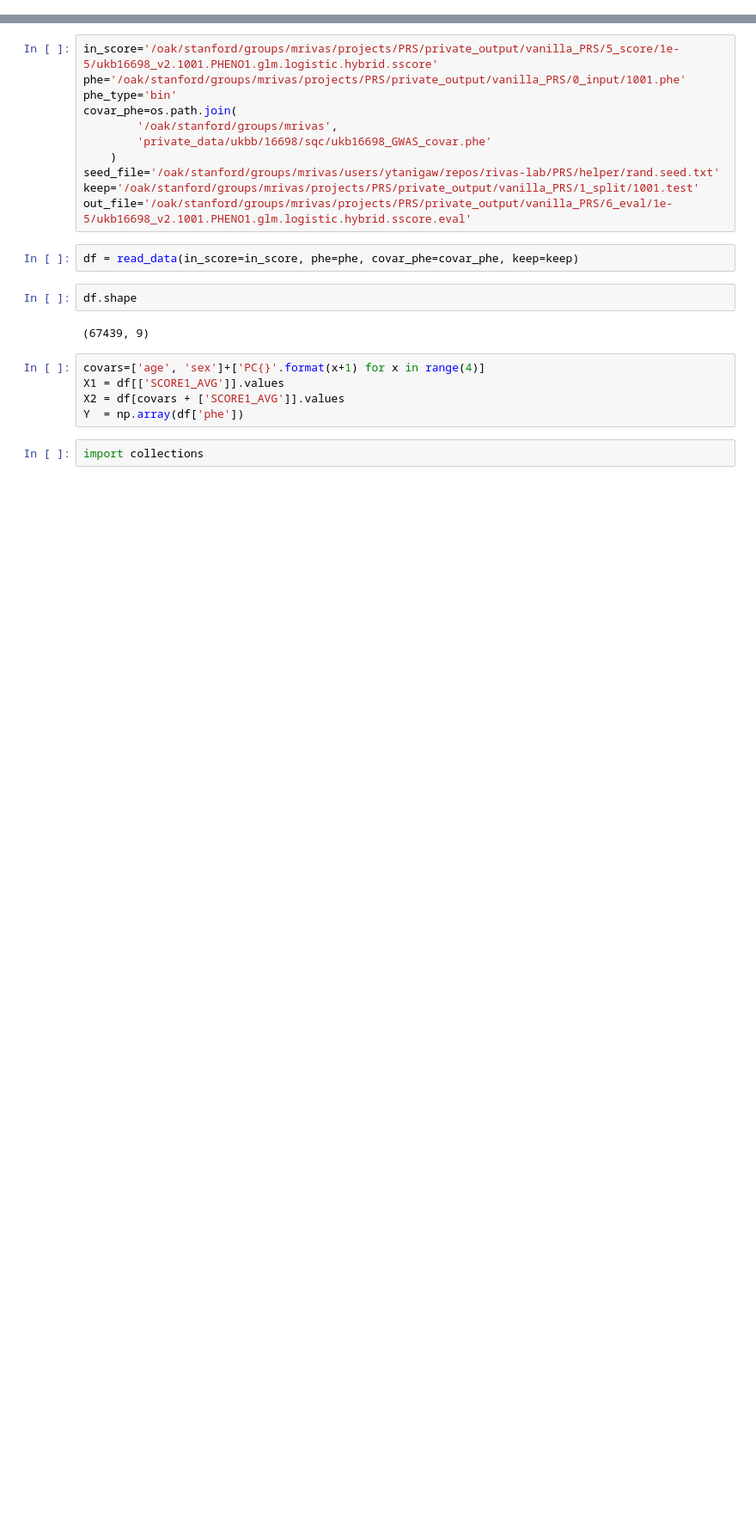
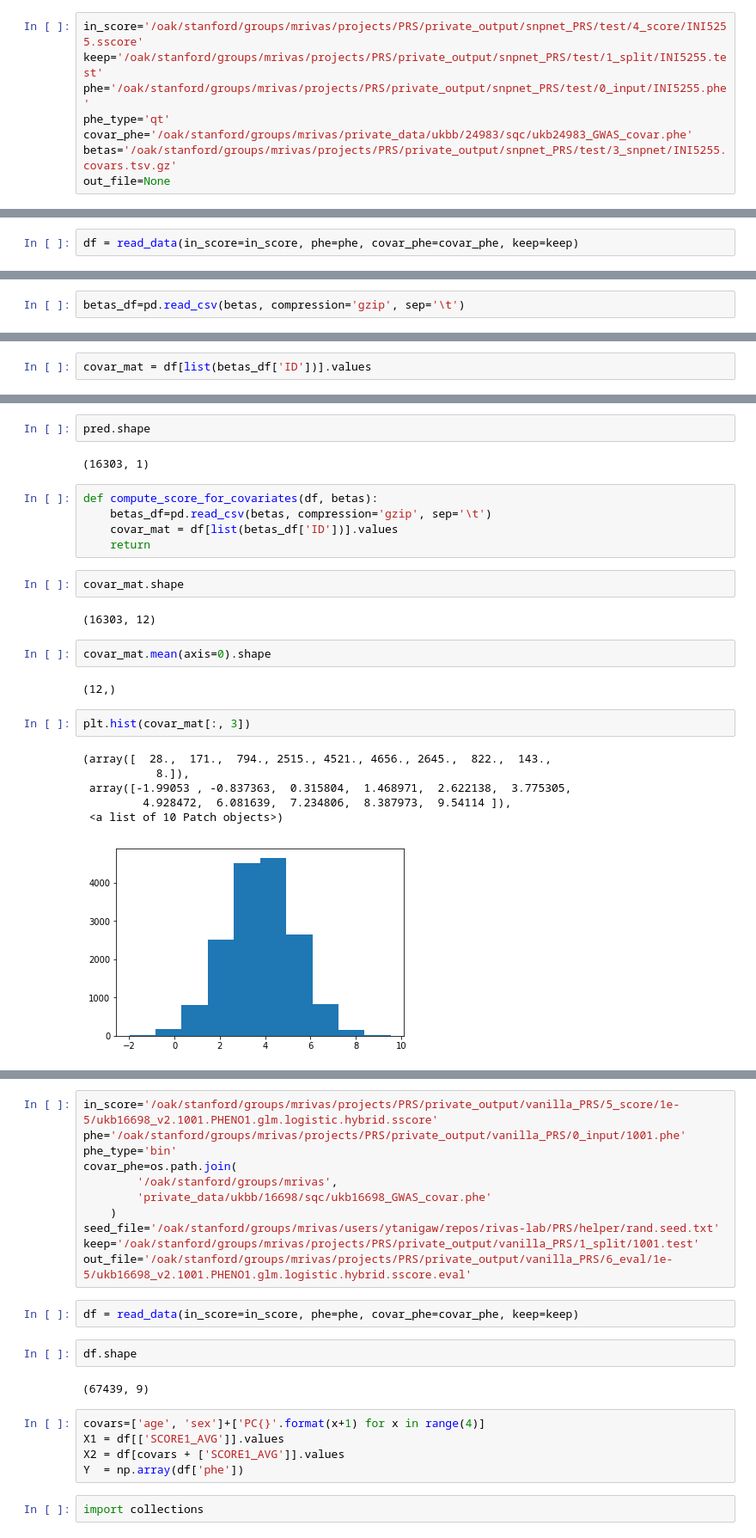
Before and after one commit to rivas-lab/PRS, a Jupyter notebook: notebook/r2computation.ipynb, the cells around one changed output, grey strips where cells are left out. Shown: that part at 86% size. Drawn from its saved outputs; the diff is of its cells as text; blank space fills up the shorter version.

Commit message:
update snpnet pipeline

```diff
--- a/notebook/r2computation.ipynb
+++ b/notebook/r2computation.ipynb
@@ -60,0 +109,8 @@ def read_data(in_score, phe, covar_phe, keep=None):
+# %%
+in_score='/oak/stanford/groups/mrivas/projects/PRS/private_output/snpnet_PRS/test/4_score/INI5255.sscore'
+keep='/oak/stanford/groups/mrivas/projects/PRS/private_output/snpnet_PRS/test/1_split/INI5255.test'
+phe='/oak/stanford/groups/mrivas/projects/PRS/private_output/snpnet_PRS/test/0_input/INI5255.phe'
+phe_type='qt'
+covar_phe='/oak/stanford/groups/mrivas/private_data/ukbb/24983/sqc/ukb24983_GWAS_covar.phe'
+betas='/oak/stanford/groups/mrivas/projects/PRS/private_output/snpnet_PRS/test/3_snpnet/INI5255.covars.tsv.gz'
+out_file=None
@@ -60,0 +152,2 @@ def read_data(in_score, phe, covar_phe, keep=None):
+# %%
+df = read_data(in_score=in_score, phe=phe, covar_phe=covar_phe, keep=keep)
@@ -60,0 +166,2 @@ def read_data(in_score, phe, covar_phe, keep=None):
+# %%
+betas_df=pd.read_csv(betas, compression='gzip', sep='\t')
@@ -60,0 +184,2 @@ def read_data(in_score, phe, covar_phe, keep=None):
+# %%
+covar_mat = df[list(betas_df['ID'])].values
@@ -60,0 +205,26 @@ def read_data(in_score, phe, covar_phe, keep=None):
+# %%
+pred.shape
+# %% [output]
+(16303, 1)
+# %%
+def compute_score_for_covariates(df, betas):
+    betas_df=pd.read_csv(betas, compression='gzip', sep='\t')
+    covar_mat = df[list(betas_df['ID'])].values
+    return
+# %%
+covar_mat.shape
+# %% [output]
+(16303, 12)
+# %%
+covar_mat.mean(axis=0).shape
+# %% [output]
+(12,)
+# %%
+plt.hist(covar_mat[:, 3])
+# %% [output]
+(array([  28.,  171.,  794., 2515., 4521., 4656., 2645.,  822.,  143.,
+           8.]),
+ array([-1.99053 , -0.837363,  0.315804,  1.468971,  2.622138,  3.775305,
+         4.928472,  6.081639,  7.234806,  8.387973,  9.54114 ]),
+ <a list of 10 Patch objects>)
+[figure, added]
```
Also changed, not shown: parts of 33 cells of this notebook, 8 other files.
